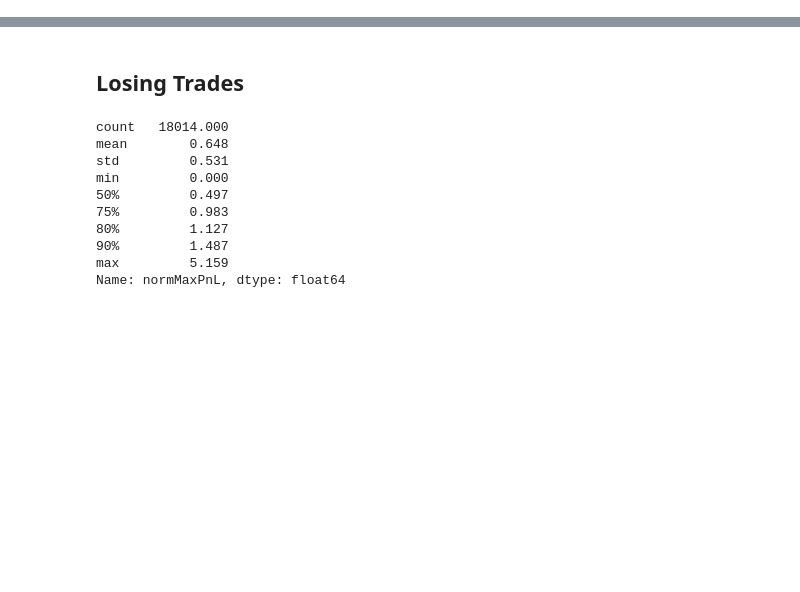
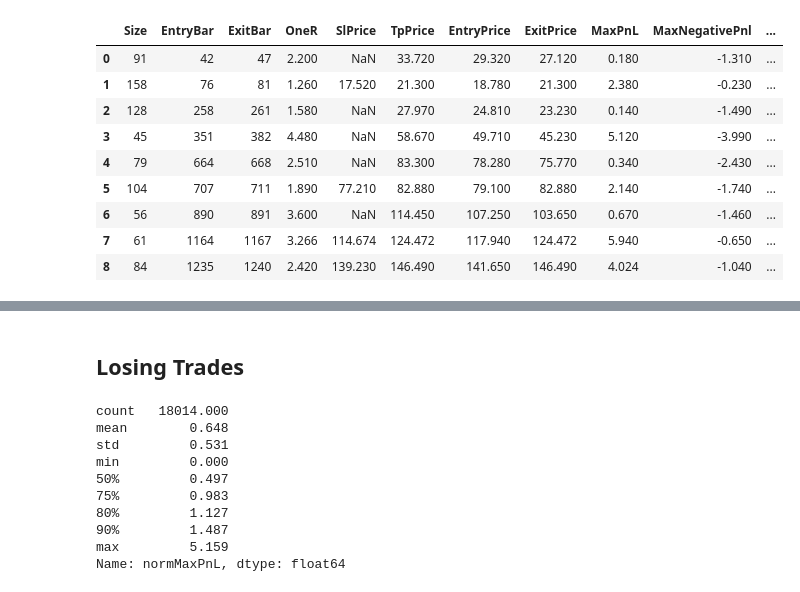
Before and after one commit to abdel-ely-ds/just-trade-it, a Jupyter notebook: notebooks/analysis.ipynb, the cells around one changed output, grey strips where cells are left out. Drawn from its saved outputs; the diff is of its cells as text; code cells hidden in the pictures; blank space fills up the shorter version.

```diff
--- a/notebooks/analysis.ipynb
+++ b/notebooks/analysis.ipynb
@@ -40,3 +52,16 @@ analyzer.plot_equity_curve()
+# %%
+analyzer.backtest_results
+# %% [output]
+|  | Size | EntryBar | ExitBar | OneR | SlPrice | TpPrice | EntryPrice | ExitPrice | MaxPnL | MaxNegativePnl | ... |
+| 0 | 91 | 42 | 47 | 2.200 | NaN | 33.720 | 29.320 | 27.120 | 0.180 | -1.310 | ... |
+| 1 | 158 | 76 | 81 | 1.260 | 17.520 | 21.300 | 18.780 | 21.300 | 2.380 | -0.230 | ... |
+| 2 | 128 | 258 | 261 | 1.580 | NaN | 27.970 | 24.810 | 23.230 | 0.140 | -1.490 | ... |
+| 3 | 45 | 351 | 382 | 4.480 | NaN | 58.670 | 49.710 | 45.230 | 5.120 | -3.990 | ... |
+| 4 | 79 | 664 | 668 | 2.510 | NaN | 83.300 | 78.280 | 75.770 | 0.340 | -2.430 | ... |
+| 5 | 104 | 707 | 711 | 1.890 | 77.210 | 82.880 | 79.100 | 82.880 | 2.140 | -1.740 | ... |
+| 6 | 56 | 890 | 891 | 3.600 | NaN | 114.450 | 107.250 | 103.650 | 0.670 | -1.460 | ... |
+| 7 | 61 | 1164 | 1167 | 3.266 | 114.674 | 124.472 | 117.940 | 124.472 | 5.940 | -0.650 | ... |
+| 8 | 84 | 1235 | 1240 | 2.420 | 139.230 | 146.490 | 141.650 | 146.490 | 4.024 | -1.040 | ... |
 # %%
 def compute_cohots(price: float) -> int:
 
```
Also changed, not shown: parts of 9 cells of this notebook, 3 other files.
